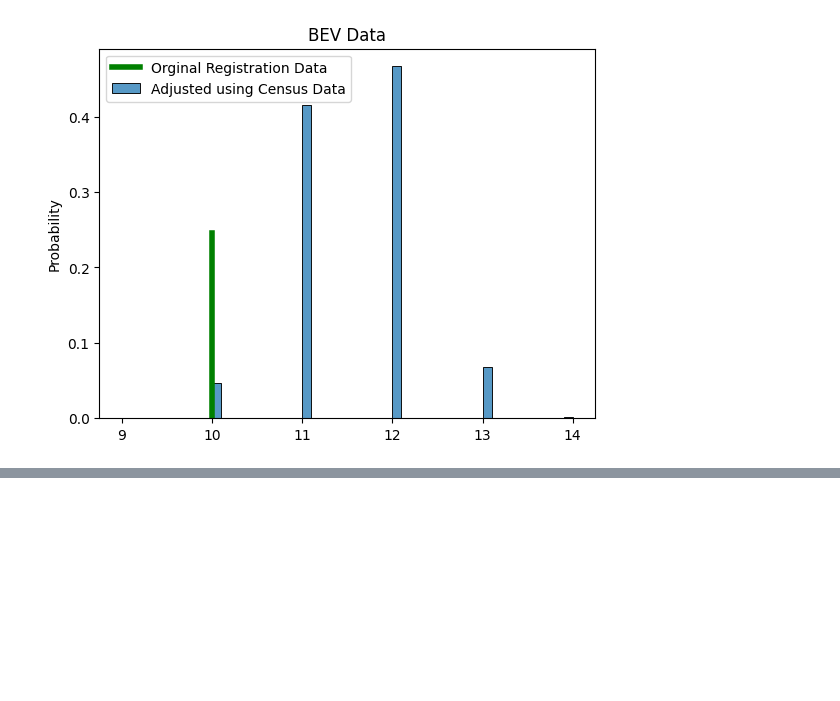
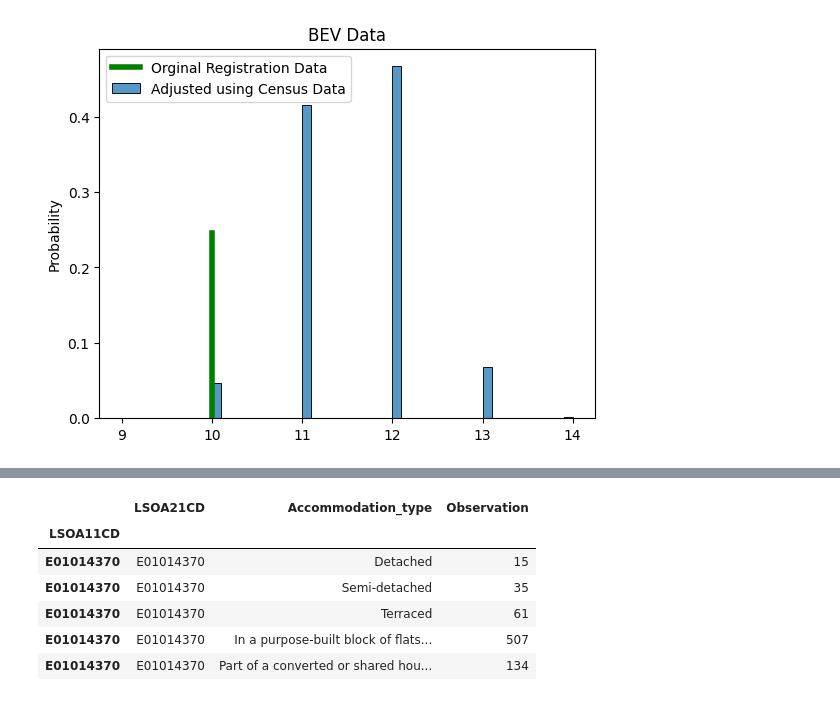
Before and after one commit to isaacflower/Probabilistic-EV-Demand-Modelling, a Jupyter notebook: dev/EV_adoption/ev_adoption_model.ipynb, the cells around one changed output, grey strips where cells are left out. Saved outputs shown, nothing was run; the diff lists cells and outputs as text; code cells hidden in the pictures; blank space fills up the shorter version.

```diff
--- a/dev/EV_adoption/ev_adoption_model.ipynb
+++ b/dev/EV_adoption/ev_adoption_model.ipynb
@@ -607,0 +634,19 @@ plt.plot()
+# %%
+accommodation_type_lsoa = (
+    pd.read_csv('../../data/demographic_data/census_2021/LSOA_accommodation_type.csv')
+    .rename(columns={'Lower layer Super Output Areas Code':'LSOA21CD', 'Lower layer Super Output Areas':'LSOA21NM', 'Accommodation type (8 categories)':'Accommodation_type'})
+    .merge(lsoa_lookup.loc[:, ['LSOA11CD', 'LSOA21CD', 'LAD22NM']], on = 'LSOA21CD', how='outer')
+    .loc[lambda x: x['LAD22NM'] == LAD]
+    .drop(columns=['LAD22NM', 'LSOA21NM', 'Accommodation type (8 categories) Code'])
+    .set_index('LSOA11CD')
+)
+
+accommodation_type_lsoa.head()
+# %% [output]
+|  | LSOA21CD | Accommodation_type | Observation |
+| LSOA11CD |  |  |  |
+| E01014370 | E01014370 | Detached | 15 |
+| E01014370 | E01014370 | Semi-detached | 35 |
+| E01014370 | E01014370 | Terraced | 61 |
+| E01014370 | E01014370 | In a purpose-built block of flats... | 507 |
+| E01014370 | E01014370 | Part of a converted or shared hou... | 134 |
```
Also changed, not shown: parts of 15 cells of this notebook.
